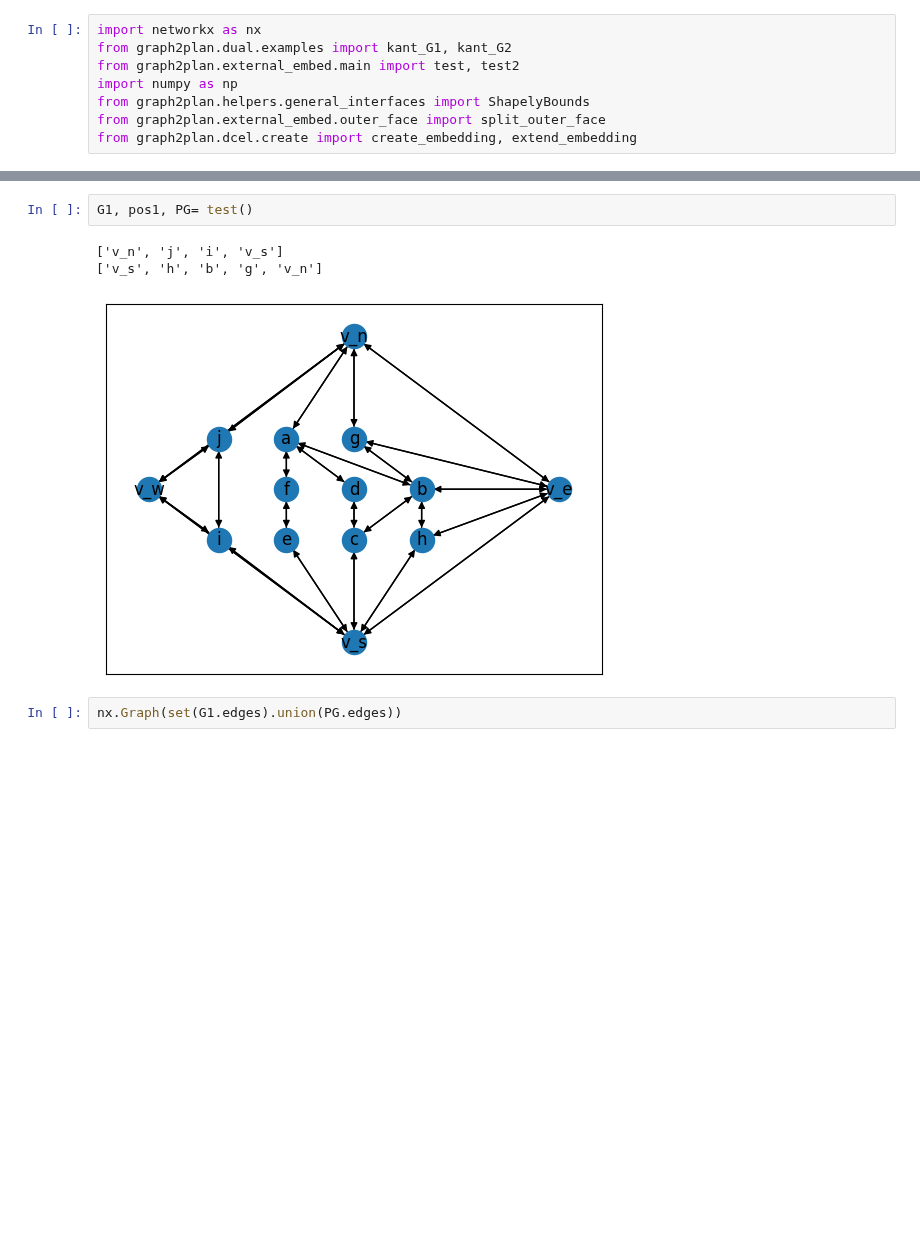
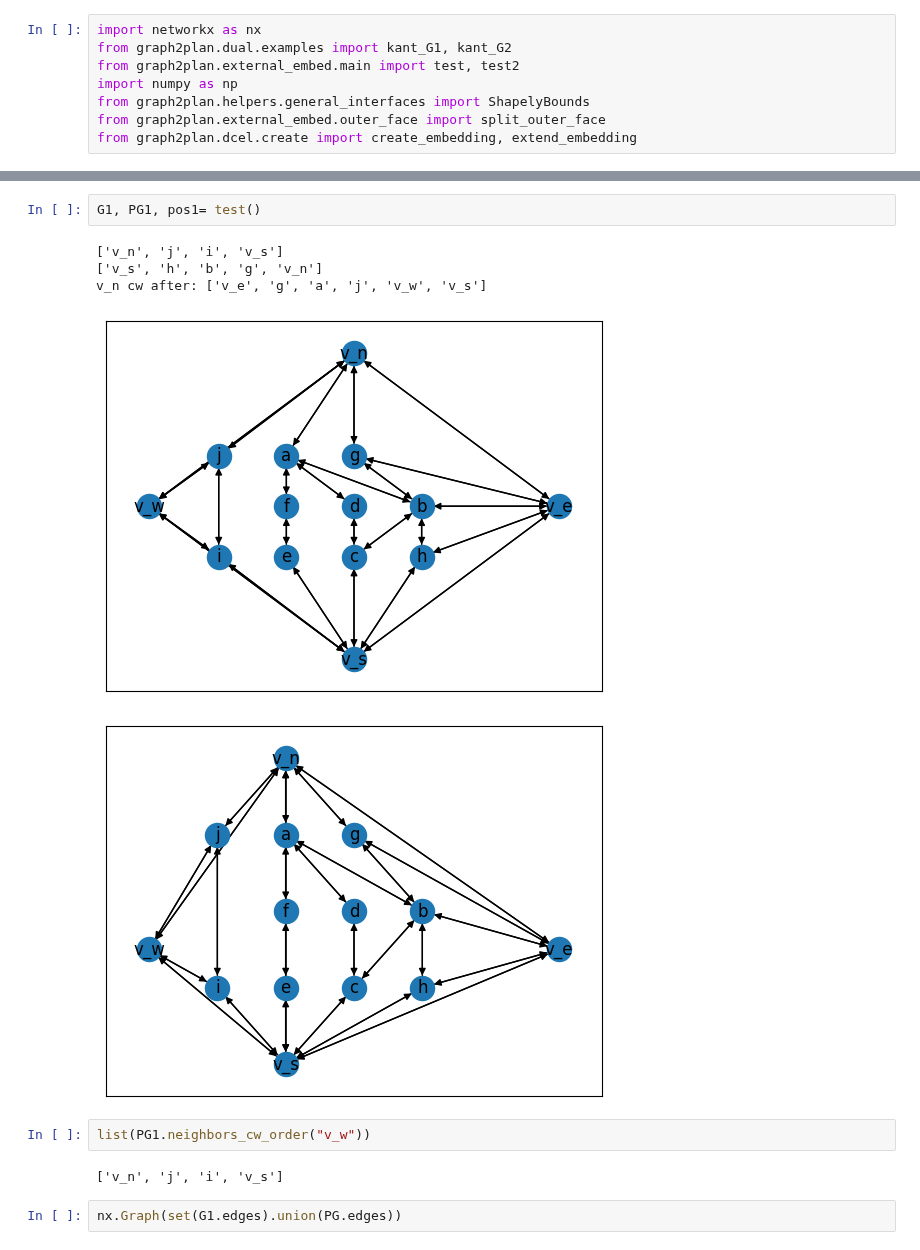
Before and after one commit to juliet29/graph2plan, a Jupyter notebook: notebooks/02_external_embed.ipynb, the cells around one changed output, grey strips where cells are left out. Drawn from its saved outputs; the diff is of its cells as text; blank space fills up the shorter version.

```diff
--- a/notebooks/02_external_embed.ipynb
+++ b/notebooks/02_external_embed.ipynb
@@ -22,9 +23,15 @@ G1, pos1, PG= test2()
 # %%
-G1, pos1, PG= test()
+G1, PG1, pos1= test()
 # %% [output]
 ['v_n', 'j', 'i', 'v_s']
 ['v_s', 'h', 'b', 'g', 'v_n']
+v_n cw after: ['v_e', 'g', 'a', 'j', 'v_w', 'v_s']
 [figure]
+[figure, added]
+# %%
+list(PG1.neighbors_cw_order("v_w"))
+# %% [output]
+['v_n', 'j', 'i', 'v_s']
 # %%
 nx.Graph(set(G1.edges).union(PG.edges))
 # %% [output]
```
Also changed, not shown: parts of 1 cell of this notebook, 2 other files.
